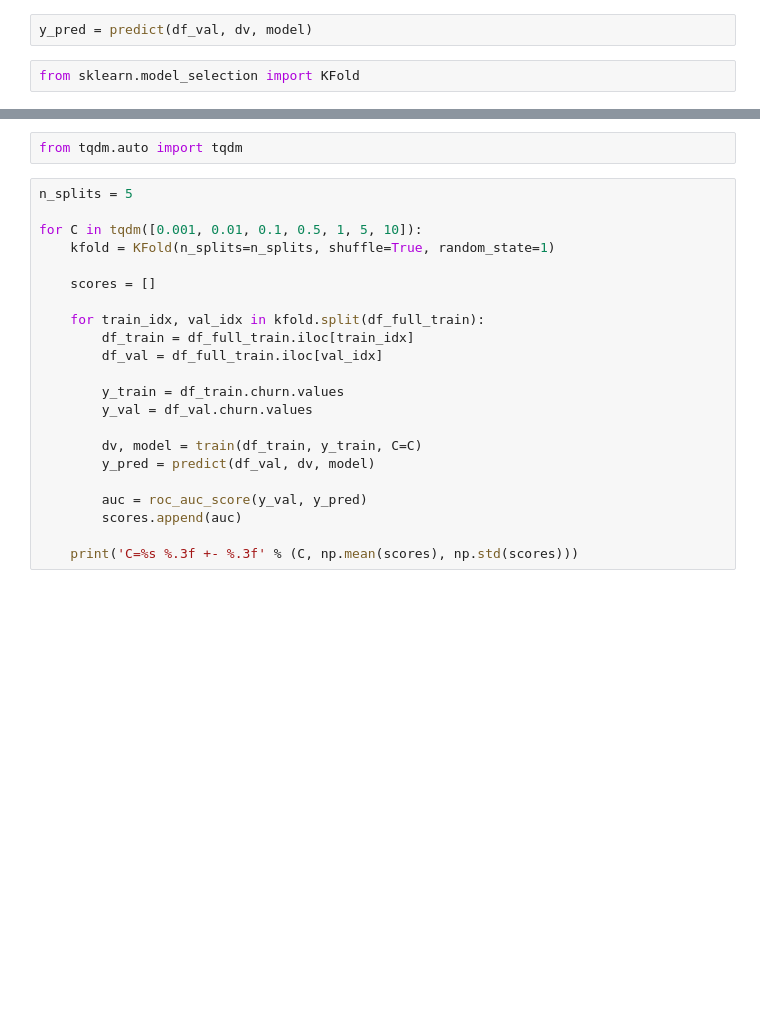
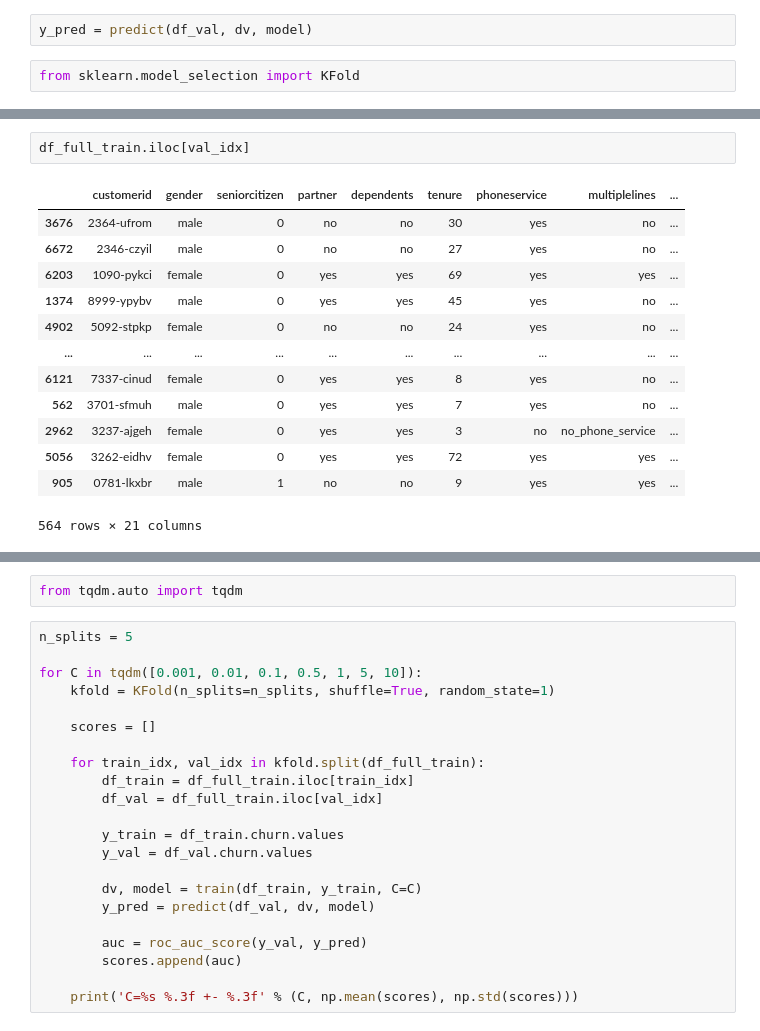
Before and after one commit to wanyingng/machine-learning-zoomcamp-2024, a Jupyter notebook: 04-evaluation/04-metrics.ipynb, the cells around one changed output, grey strips where cells are left out. Cells and saved outputs as stored; diff of their text form; blank space fills up the shorter version.

```diff
--- a/04-evaluation/04-metrics.ipynb
+++ b/04-evaluation/04-metrics.ipynb
@@ -944,2 +1089,18 @@ from sklearn.model_selection import KFold
+# %%
+df_full_train.iloc[val_idx]
+# %% [output]
+|  | customerid | gender | seniorcitizen | partner | dependents | tenure | phoneservice | multiplelines | ... |
+| 3676 | 2364-ufrom | male | 0 | no | no | 30 | yes | no | ... |
+| 6672 | 2346-czyil | male | 0 | no | no | 27 | yes | no | ... |
+| 6203 | 1090-pykci | female | 0 | yes | yes | 69 | yes | yes | ... |
+| 1374 | 8999-ypybv | male | 0 | yes | yes | 45 | yes | no | ... |
+| 4902 | 5092-stpkp | female | 0 | no | no | 24 | yes | no | ... |
+| ... | ... | ... | ... | ... | ... | ... | ... | ... | ... |
+| 6121 | 7337-cinud | female | 0 | yes | yes | 8 | yes | no | ... |
+| 562 | 3701-sfmuh | male | 0 | yes | yes | 7 | yes | no | ... |
+| 2962 | 3237-ajgeh | female | 0 | yes | yes | 3 | no | no_phone_service | ... |
+| 5056 | 3262-eidhv | female | 0 | yes | yes | 72 | yes | yes | ... |
+| 905 | 0781-lkxbr | male | 1 | no | no | 9 | yes | yes | ... |
+564 rows × 21 columns
 # %%
 !pip install tqdm
```
Also changed, not shown: parts of 35 cells of this notebook.
